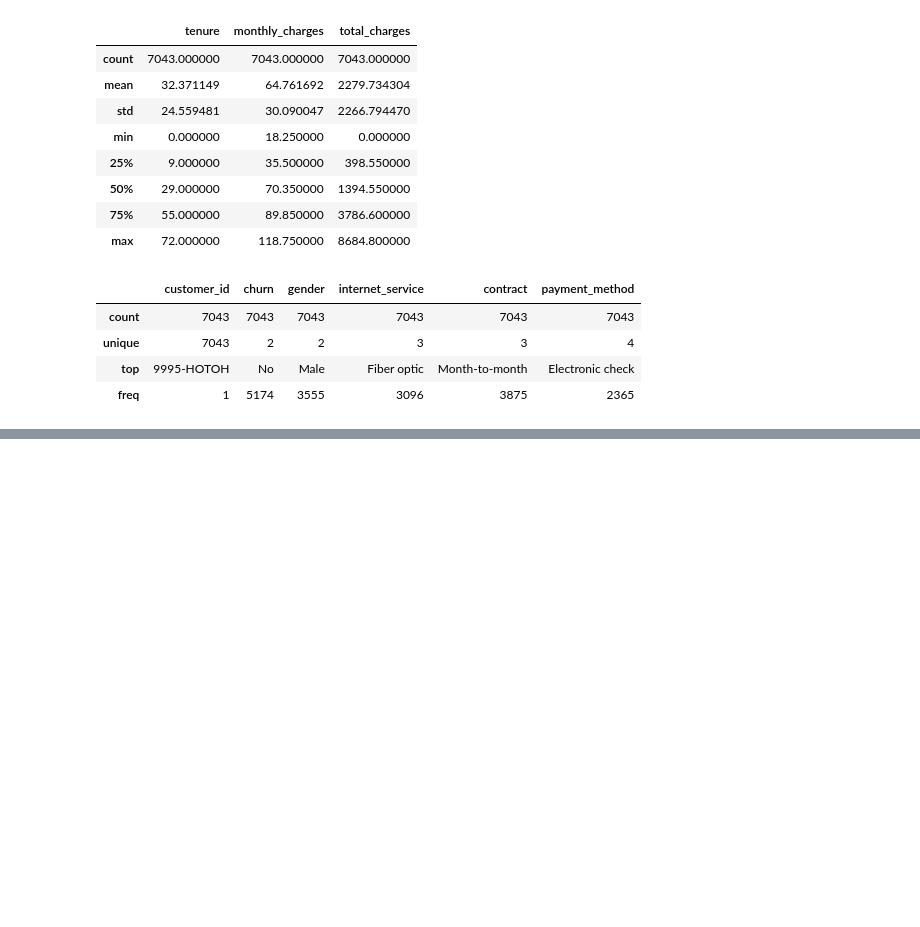
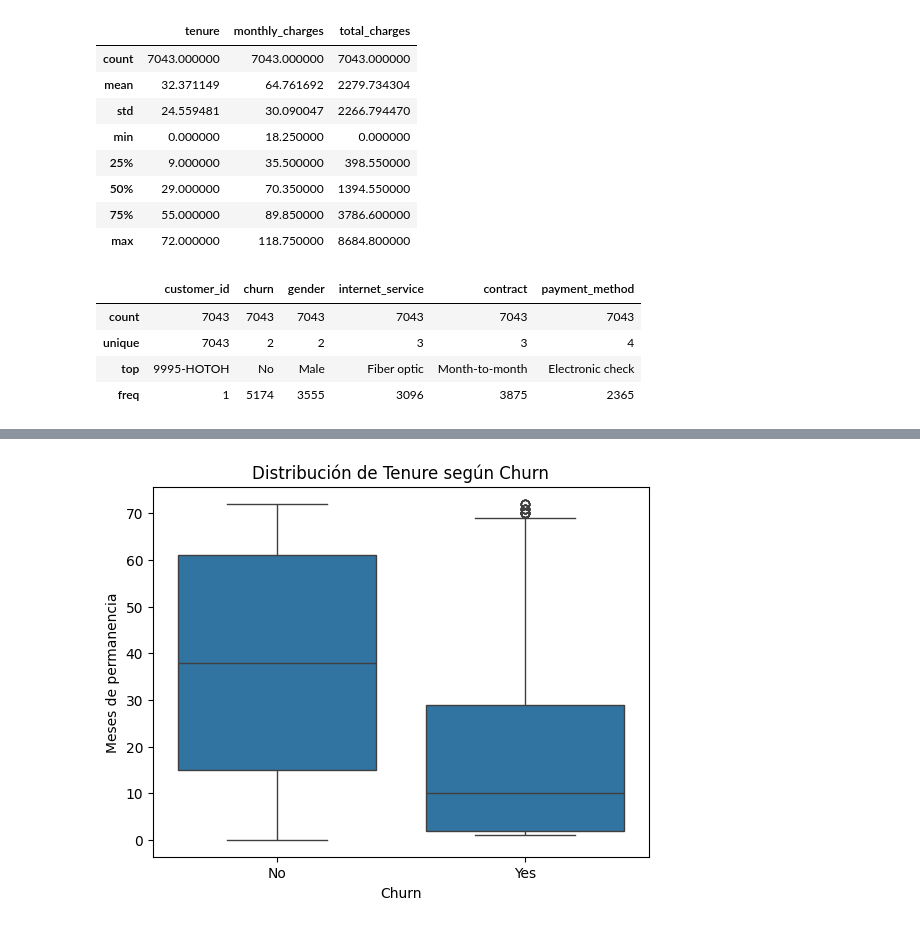
Before and after one commit to ECastro08/Challenge-TelecomX, a Jupyter notebook: challengeTelecomX.ipynb, the cells around one changed output, grey strips where cells are left out. Saved outputs shown, nothing was run; the diff lists cells and outputs as text; code cells hidden in the pictures; blank space fills up the shorter version.

```diff
--- a/challengeTelecomX.ipynb
+++ b/challengeTelecomX.ipynb
@@ -433,0 +652,11 @@ Analizadas cada una de las columnas y sus tipos de datos,se concluye que las col
+# %%
+import seaborn as sns
+import matplotlib.pyplot as plt
+
+sns.boxplot(x='churn', y='tenure', data=df_telecom)
+plt.title('Distribución de Tenure según Churn')
+plt.xlabel('Churn')
+plt.ylabel('Meses de permanencia')
+plt.show()
+# %% [output]
+[figure, added]
```
Also changed, not shown: parts of 57 cells of this notebook.
